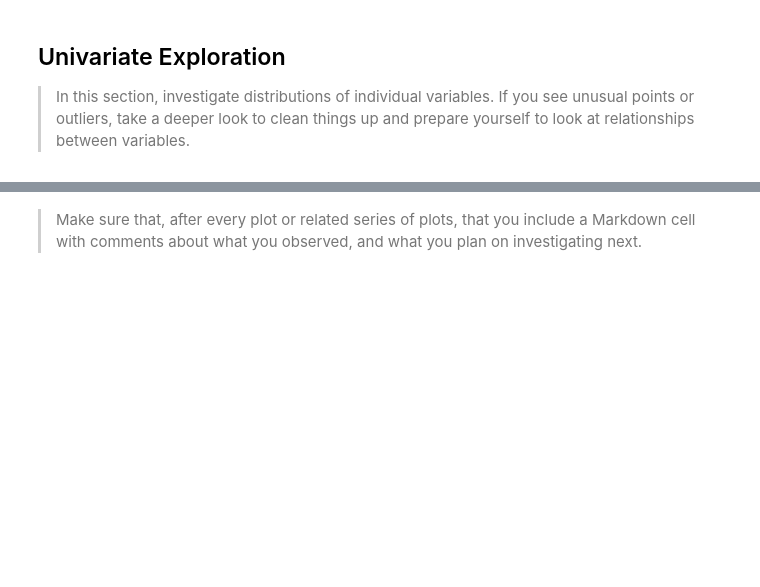
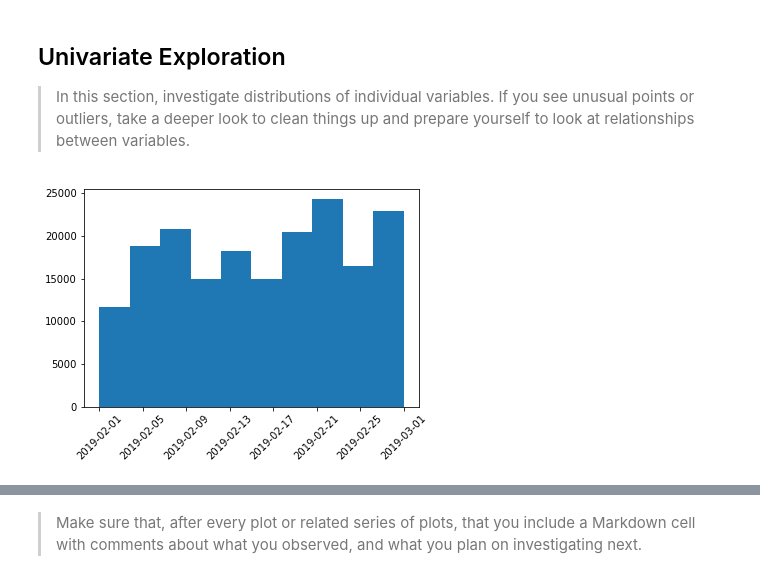
Before and after one commit to aingelmo/aingelmo.github.io, a Jupyter notebook: Project_5_Communicate-Data-Findings/exploration_template.ipynb, the cells around one changed output, grey strips where cells are left out. Saved outputs shown, nothing was run; the diff lists cells and outputs as text; code cells hidden in the pictures; blank space fills up the shorter version.

Commit message:
Cleaned data

```diff
--- a/Project_5_Communicate-Data-Findings/exploration_template.ipynb
+++ b/Project_5_Communicate-Data-Findings/exploration_template.ipynb
@@ -29,0 +18,17 @@ Try and motivate your exploration goals through this section.
+# %%
+url = "https://video.udacity-data.com/topher/2020/October/5f91cf38_201902-fordgobike-tripdata/201902-fordgobike-tripdata.csv"
+file = "fordgobikedata.csv"
+
+# Function to get the file from the cloud
+def get_file(url, file):
+    # Get the file from the cloud
+    content = requests.get(url).text
+    # Write the file into "fordgobikedata.csv"
+    with open(file, "w", encoding="utf-8") as f:
+        f.write(content)
+
+##Run only the first time to get the file from the cloud!
+#get_file(url, file) ##<-- Remove "#" to run
+
+# Load the csv file into a pandas dataframe
+ford = pd.read_csv(file)
@@ -29,0 +79,17 @@ Try and motivate your exploration goals through this section.
+# %%
+#Create a copy of the original
+ford_clean = ford.copy()
+
+
+#Convert to date/time
+ford_clean["start_time"] = pd.to_datetime(ford_clean["start_time"])
+ford_clean["end_time"] = pd.to_datetime(ford_clean["end_time"])
+
+#Convert to strings as not calculations are required for the data below
+to_clean = ["start_station_id", "end_station_id", "bike_id", "member_birth_year"]
+
+for i in to_clean:
+    ford_clean[i] = ford_clean[i].fillna(0).astype(int).astype(str)
+
+#Drop Columns not necessary for the analysis
+ford_clean.drop(labels=["start_station_latitude", "start_station_longitude", "end_station_latitude", "end_station_longitude"], axis=1, inplace=True);
@@ -35,0 +127,5 @@ and prepare yourself to look at relationships between variables.
+# %%
+plt.hist(ford_clean["start_time"])
+plt.xticks(rotation=45);
+# %% [output]
+[figure, added]
```
Also changed, not shown: parts of 14 cells of this notebook, 1 other file.
